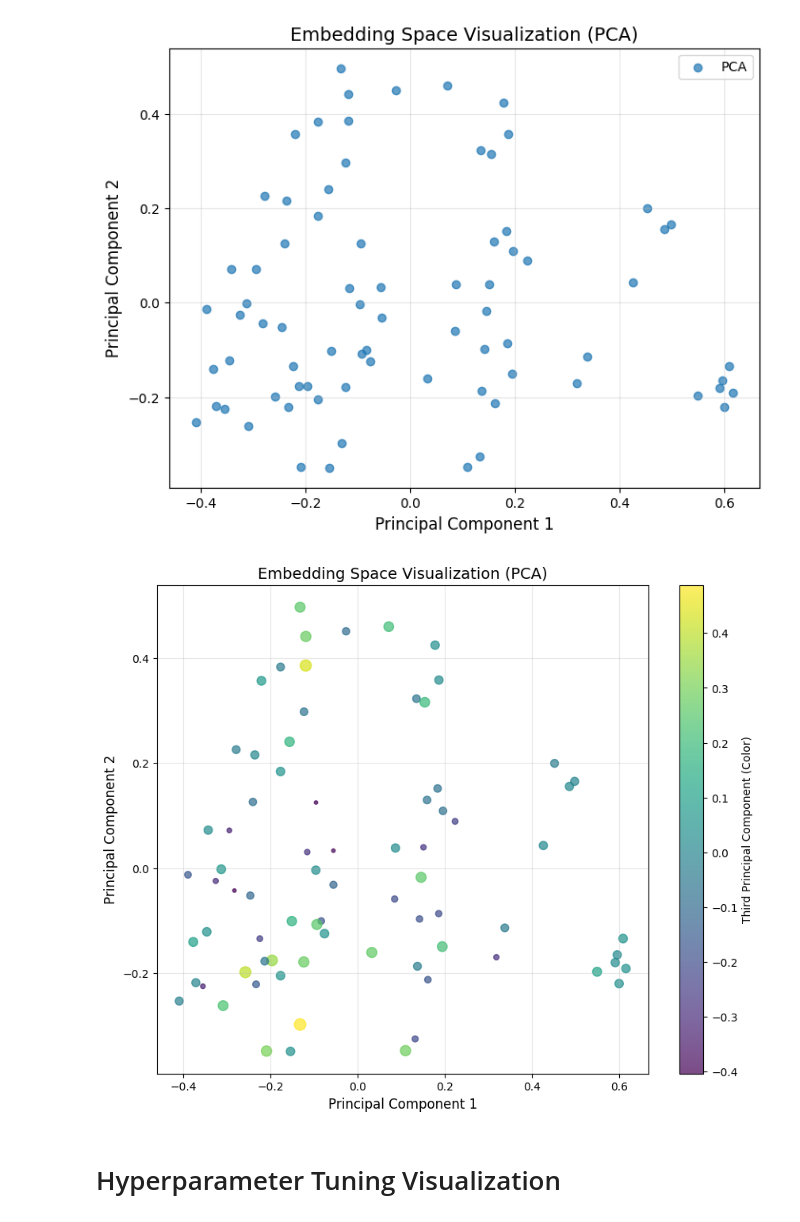
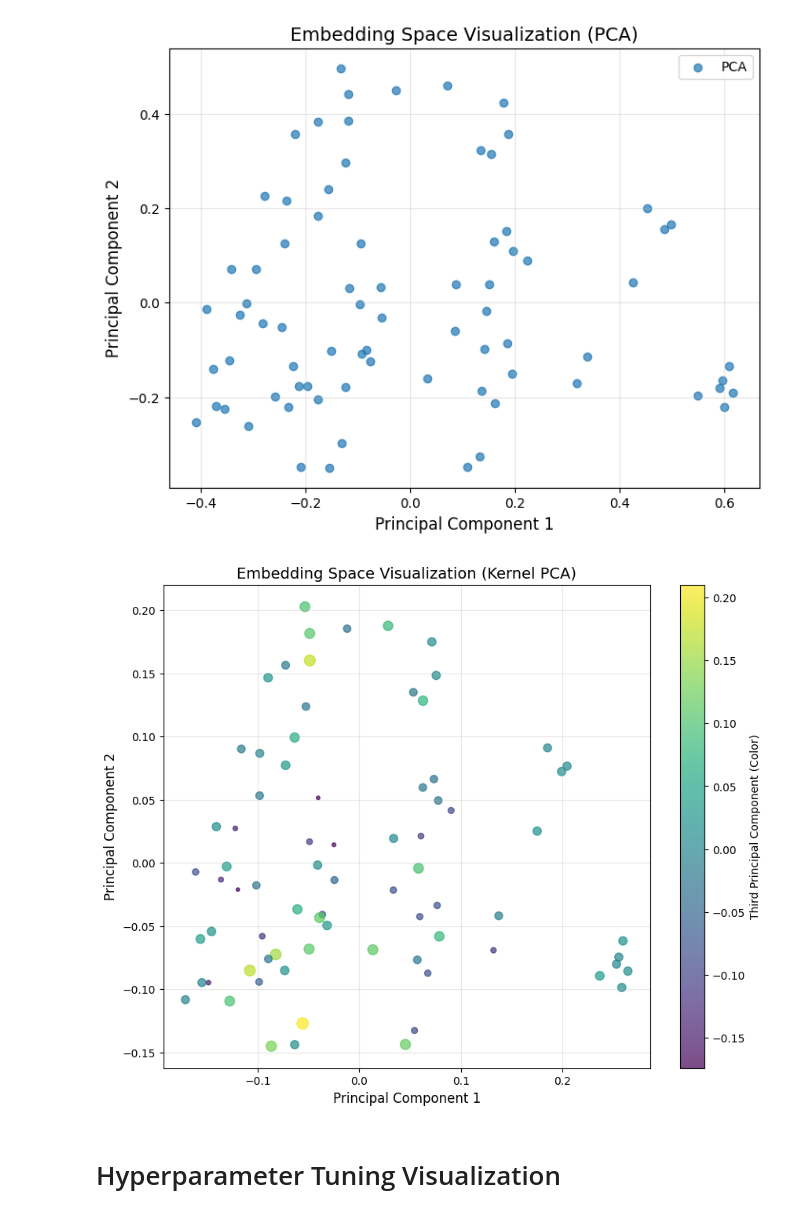
Before and after one commit to mategyerek/Capstone-RAG-project, a Jupyter notebook: Data Analysis Notebook.ipynb, the cells around one changed output. Cells and saved outputs as stored; diff of their text form; code cells hidden in the pictures.

```diff
--- a/Data Analysis Notebook.ipynb
+++ b/Data Analysis Notebook.ipynb
@@ -405,33 +509,34 @@ plt.show()
 # %% [output]
 [figure]
 # %%
-# Dimensionality reduction (PCA for 3 components)
-pca = PCA(n_components=3)
-reduced_embeddings_pca = pca.fit_transform(embeddings)
+from sklearn.decomposition import KernelPCA
+
+kernel_pca = KernelPCA(n_components=3, kernel='rbf', gamma=0.1)  # Adjust 'kernel' and 'gamma' as needed
+reduced_embeddings_kpca = kernel_pca.fit_transform(embeddings)
 
 # Extract the third principal component
-third_component = reduced_embeddings_pca[:, 2]
+third_component = reduced_embeddings_kpca[:, 2]
 
 # Normalize the third component for sizing the dots
 dot_sizes = (third_component - third_component.min()) / (third_component.max() - third_component.min()) * 100 + 10
 
-# Plot PCA with size representing the third component
+# Plot Kernel PCA with size representing the third component
 plt.figure(figsize=(10, 8))
 scatter = plt.scatter(
-    reduced_embeddings_pca[:, 0],
-    reduced_embeddings_pca[:, 1],
+    reduced_embeddings_kpca[:, 0],
+    reduced_embeddings_kpca[:, 1],
     s=dot_sizes,  # Use normalized third component as sizes
     alpha=0.7,
     c=third_component,
     cmap='viridis'
 )
 plt.colorbar(scatter, label="Third Principal Component (Color)")
-plt.title('Embedding Space Visualization (PCA)', fontsize=14)
+plt.title('Embedding Space Visualization (Kernel PCA)', fontsize=14)
 plt.xlabel('Principal Component 1', fontsize=12)
 plt.ylabel('Principal Component 2', fontsize=12)
 plt.grid(alpha=0.3)
 plt.show()
 # %% [output]
-[figure, old version]
+[figure, new version]
 # %% [markdown]
 # Hyperparameter Tuning Visualization
```
Also changed, not shown: parts of 35 cells of this notebook, 1 other file.
